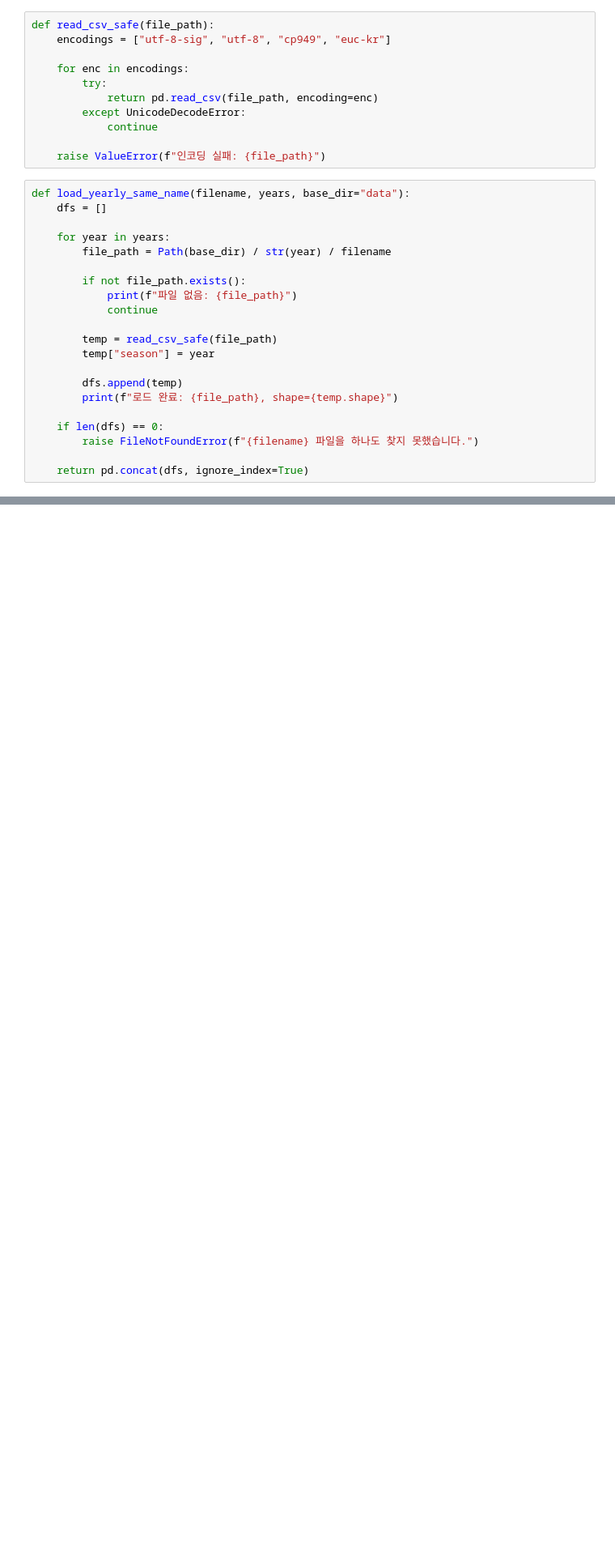
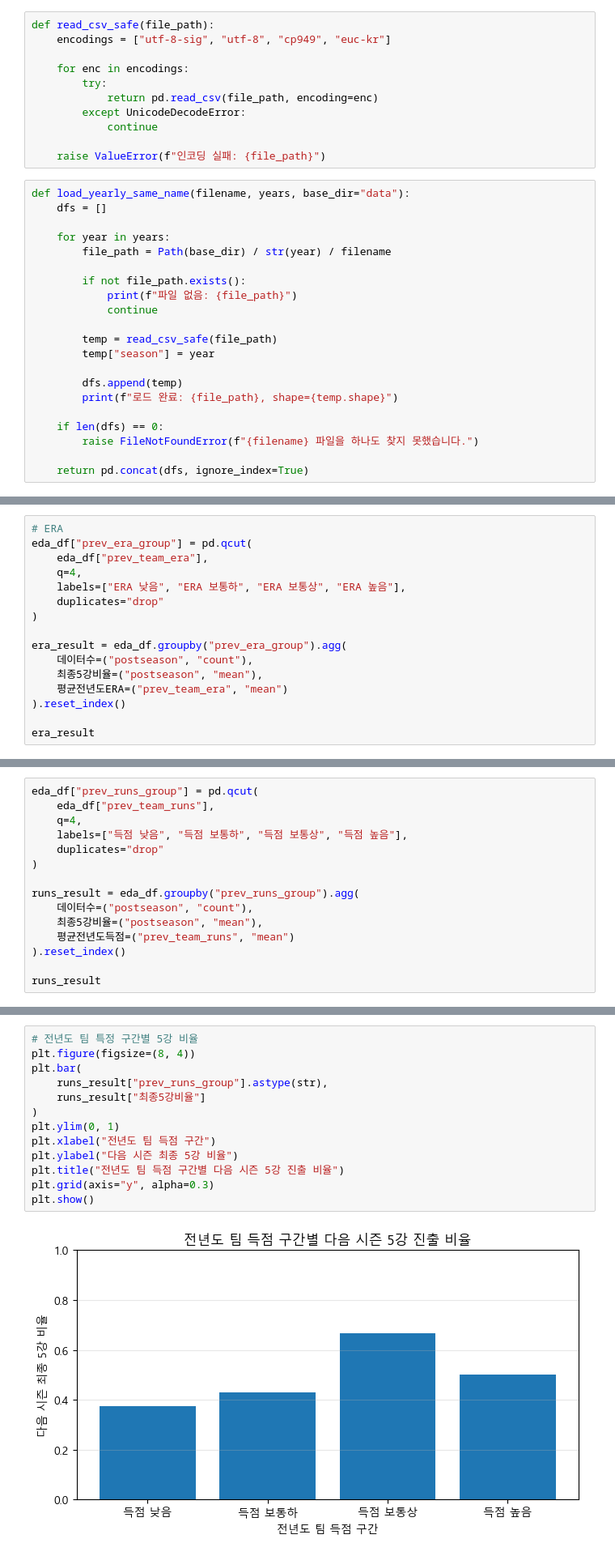
Before and after one commit to VCT3-baseball/Ml_Baseball, a Jupyter notebook: dy_/dy_EDA.ipynb, the cells around one changed output, grey strips where cells are left out. Shown at 81% size. Saved outputs shown, nothing was run; the diff lists cells and outputs as text; blank space fills up the shorter version.

```diff
--- a/dy_/dy_EDA.ipynb
+++ b/dy_/dy_EDA.ipynb
@@ -71,0 +838,16 @@ FileNotFoundError: 팀_순위.csv 파일을 하나도 찾지 못했습니다.
+# %%
+# ERA
+eda_df["prev_era_group"] = pd.qcut(
+    eda_df["prev_team_era"],
+    q=4,
+    labels=["ERA 낮음", "ERA 보통하", "ERA 보통상", "ERA 높음"],
+    duplicates="drop"
+)
+
+era_result = eda_df.groupby("prev_era_group").agg(
+    데이터수=("postseason", "count"),
+    최종5강비율=("postseason", "mean"),
+    평균전년도ERA=("prev_team_era", "mean")
+).reset_index()
+
+era_result
@@ -71,0 +860,15 @@ FileNotFoundError: 팀_순위.csv 파일을 하나도 찾지 못했습니다.
+# %%
+eda_df["prev_runs_group"] = pd.qcut(
+    eda_df["prev_team_runs"],
+    q=4,
+    labels=["득점 낮음", "득점 보통하", "득점 보통상", "득점 높음"],
+    duplicates="drop"
+)
+
+runs_result = eda_df.groupby("prev_runs_group").agg(
+    데이터수=("postseason", "count"),
+    최종5강비율=("postseason", "mean"),
+    평균전년도득점=("prev_team_runs", "mean")
+).reset_index()
+
+runs_result
@@ -71,0 +881,15 @@ FileNotFoundError: 팀_순위.csv 파일을 하나도 찾지 못했습니다.
+# %%
+# 전년도 팀 특정 구간별 5강 비율
+plt.figure(figsize=(8, 4))
+plt.bar(
+    runs_result["prev_runs_group"].astype(str),
+    runs_result["최종5강비율"]
+)
+plt.ylim(0, 1)
+plt.xlabel("전년도 팀 득점 구간")
+plt.ylabel("다음 시즌 최종 5강 비율")
+plt.title("전년도 팀 득점 구간별 다음 시즌 5강 진출 비율")
+plt.grid(axis="y", alpha=0.3)
+plt.show()
+# %% [output]
+[figure, added]
```
Also changed, not shown: parts of 41 cells of this notebook, 29 other files.
